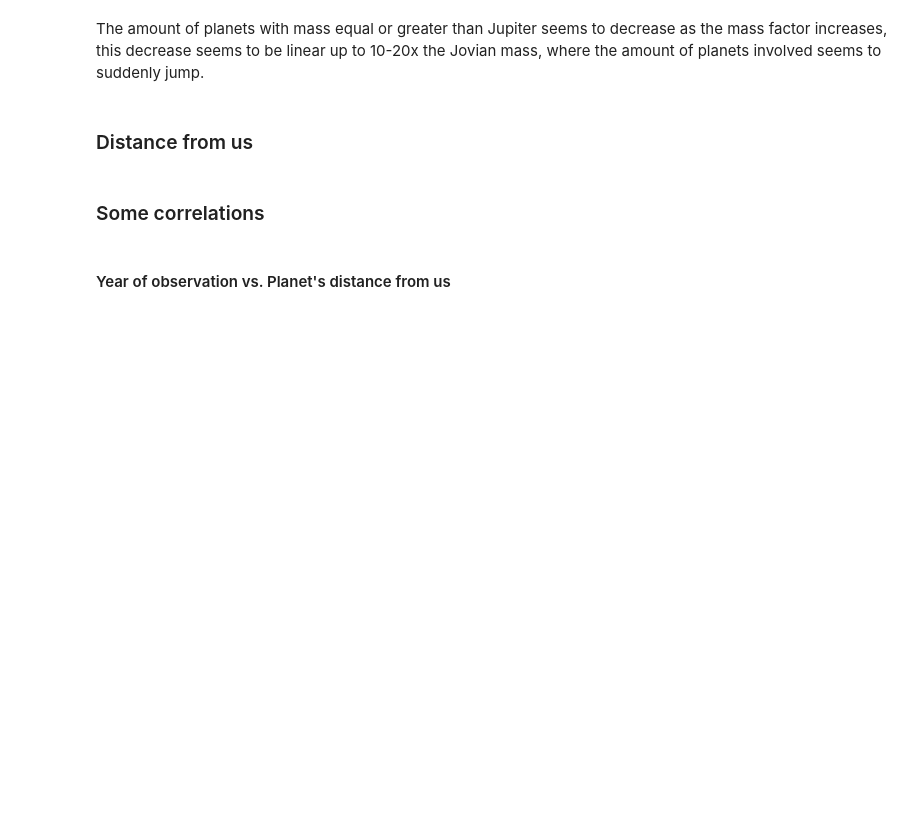
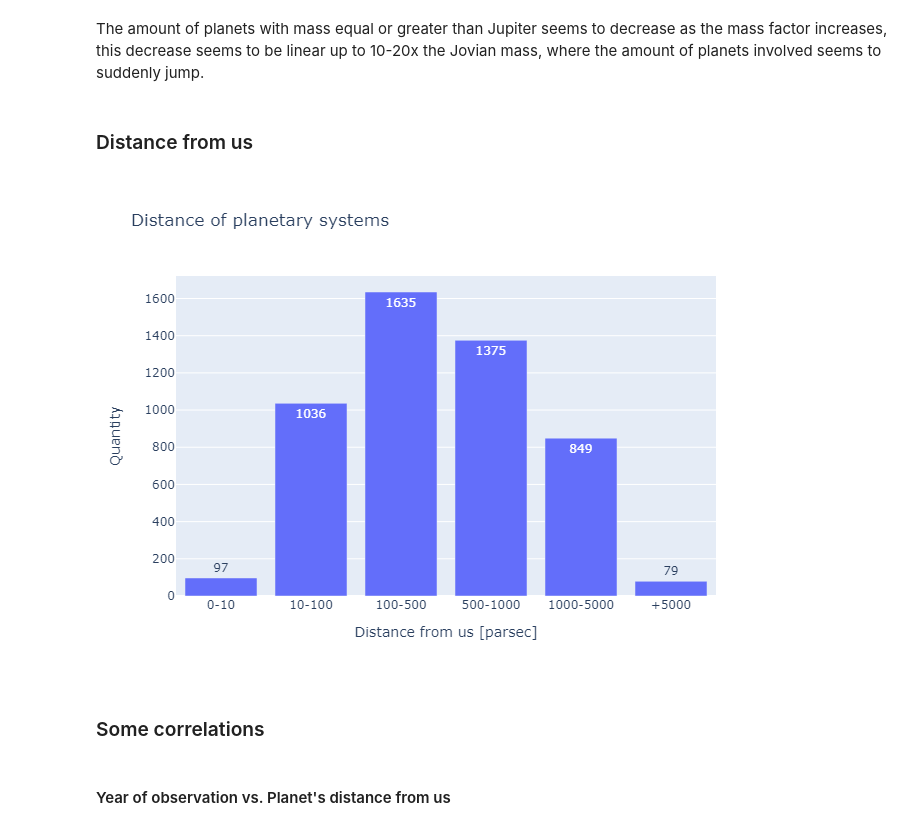
Before and after one commit to Kartmaan/Exoplanets, a Jupyter notebook: exoplanets.ipynb, the cells around one changed output. Drawn from its saved outputs; the diff is of its cells as text; code cells hidden in the pictures; blank space fills up the shorter version.

```diff
--- a/exoplanets.ipynb
+++ b/exoplanets.ipynb
@@ -774,6 +789,15 @@ show_sup=True, splits=splits, kind='bar')
 The amount of planets with mass equal or greater than Jupiter seems to decrease as the mass factor increases, this decrease seems to be linear up to 10-20x the Jovian mass, where the amount of planets involved seems to suddenly jump.
 # %% [markdown]
 ### Distance from us
+# %%
+dist = df['sy_dist']
+splits = [[0,10], [10,100], [100,500], [500,1000], [1000,5000]]
+
+plot_split(dist, splits=splits, show_sup=True,
+    x_label='Distance from us [parsec]', y_label='Quantity',
+    title='Distance of planetary systems')
+# %% [output]
+[figure, added]
 # %% [markdown]
 ### Some correlations
 # %% [markdown]
```
Also changed, not shown: parts of 2 cells of this notebook, 4 other files.
